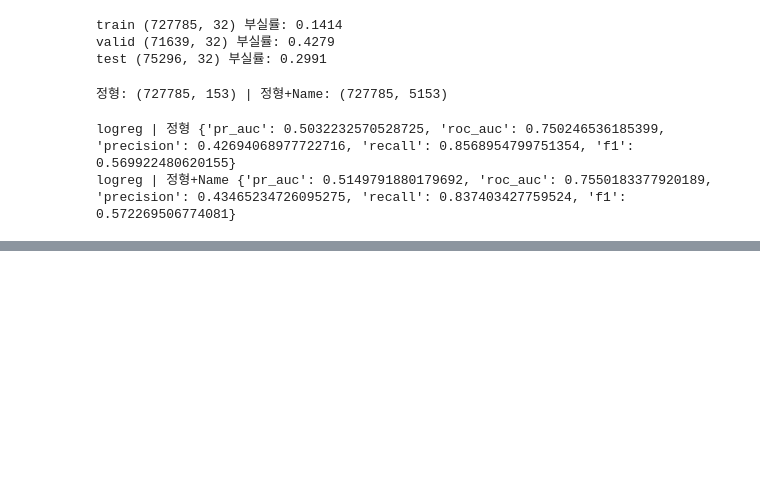
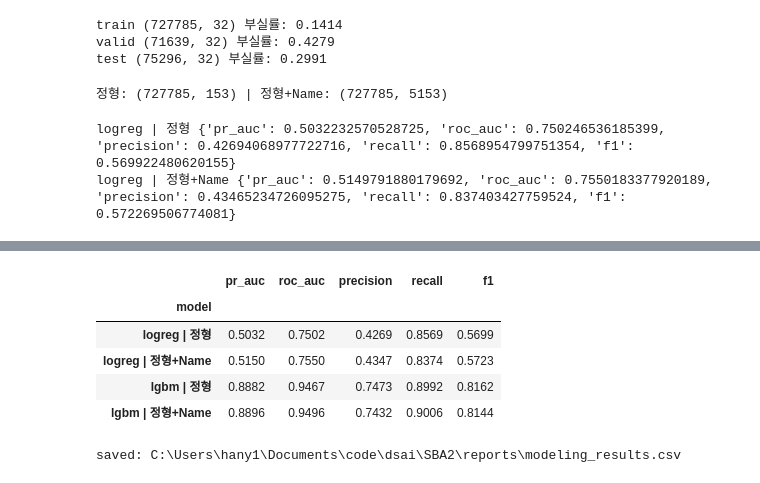
Before and after one commit to ksj41165-ops/sba2, a Jupyter notebook: notebooks/02_sba_modeling.ipynb, the cells around one changed output, grey strips where cells are left out. Saved outputs shown, nothing was run; the diff lists cells and outputs as text; code cells hidden in the pictures; blank space fills up the shorter version.

```diff
--- a/notebooks/02_sba_modeling.ipynb
+++ b/notebooks/02_sba_modeling.ipynb
@@ -91,3 +91,17 @@ You can set `force_col_wise=true` to remove the overhead.
 [LightGBM] [Info] [binary:BoostFromScore]: pavg=0.141365 -> initscore=-1.804002
 [LightGBM] [Info] Start training from score -1.804002
 lgbm | 정형+Name {'pr_auc': 0.8895752302767406, 'roc_auc': 0.9496462804312927, 'precision': 0.7432214568371684, 'recall': 0.9006304946274754, 'f1': 0.8143895290480587}
+# %%
+res_df = pd.DataFrame(results).T[["pr_auc", "roc_auc", "precision", "recall", "f1"]].round(4)
+res_df.index.name = "model"
+display(res_df)
+res_df.to_csv(REP / "modeling_results.csv", encoding="utf-8-sig")
+print("saved:", REP / "modeling_results.csv")
+# %% [output]
+|  | pr_auc | roc_auc | precision | recall | f1 |
+| model |  |  |  |  |  |
+| logreg | 정형 | 0.5032 | 0.7502 | 0.4269 | 0.8569 | 0.5699 |
+| logreg | 정형+Name | 0.5150 | 0.7550 | 0.4347 | 0.8374 | 0.5723 |
+| lgbm | 정형 | 0.8882 | 0.9467 | 0.7473 | 0.8992 | 0.8162 |
+| lgbm | 정형+Name | 0.8896 | 0.9496 | 0.7432 | 0.9006 | 0.8144 |
+saved: C:\Users\hany1\Documents\code\dsai\SBA2\reports\modeling_results.csv
```
Also changed, not shown: parts of 4 cells of this notebook, 3 other files.
